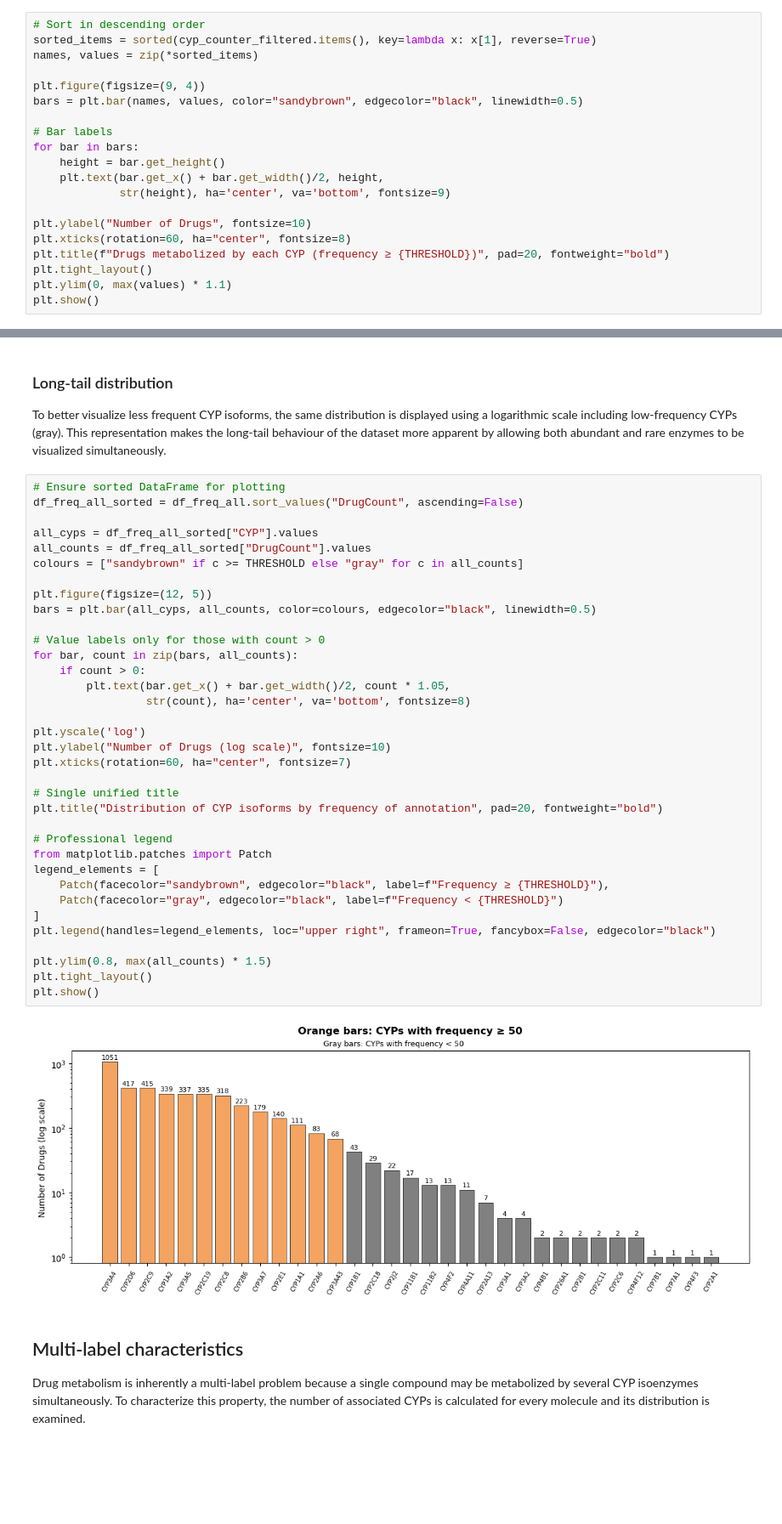
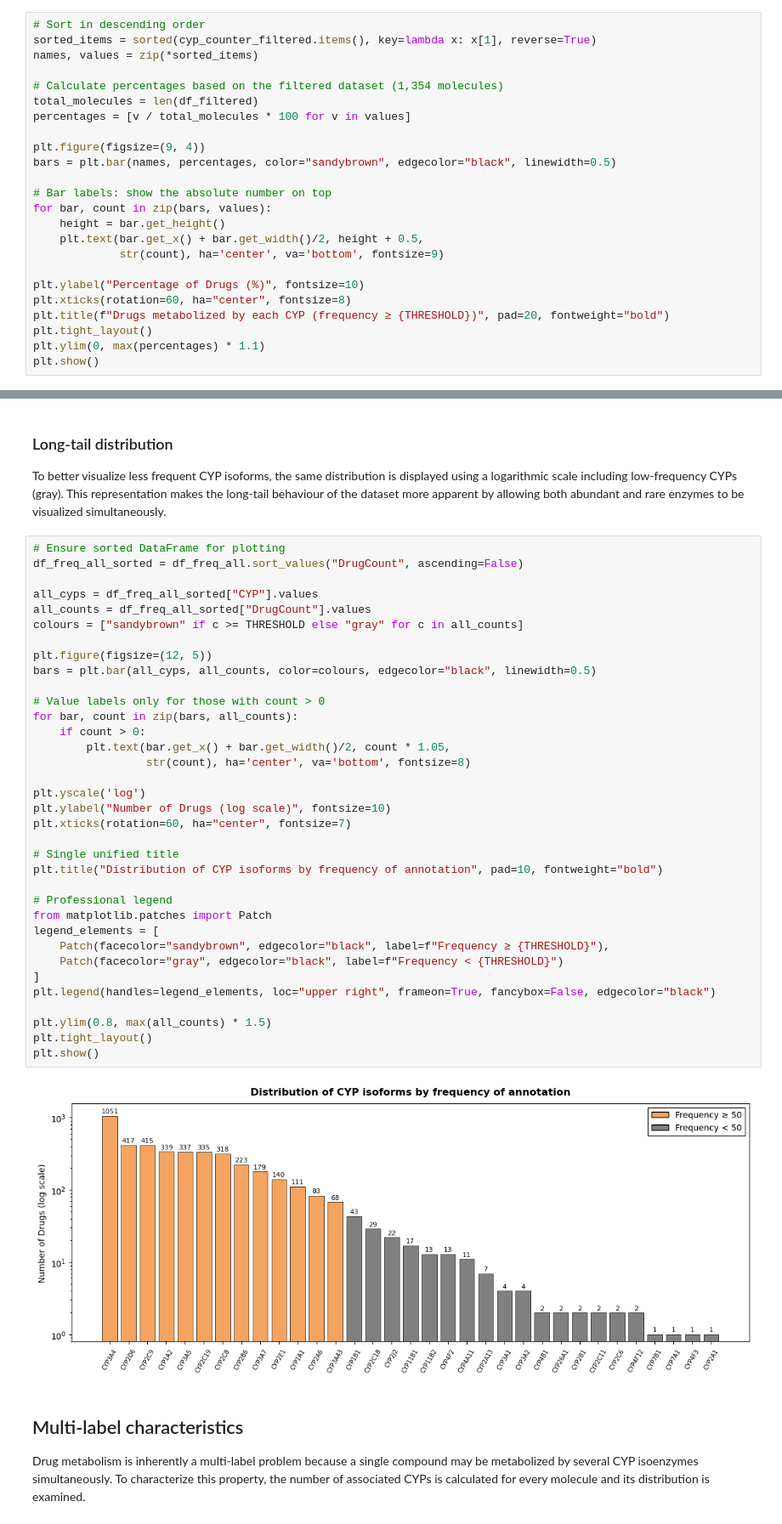
Before and after one commit to grobles17/IMF_TFM_Drug_Metabolism, a Jupyter notebook: DataBases/eda_db.ipynb, the cells around one changed output, grey strips where cells are left out. Shown at 85% size. Cells and saved outputs as stored; diff of their text form; blank space fills up the shorter version.

```diff
--- a/DataBases/eda_db.ipynb
+++ b/DataBases/eda_db.ipynb
@@ -95,19 +94,23 @@ A bar plot provides a direct visualization of the number of molecules associated
 sorted_items = sorted(cyp_counter_filtered.items(), key=lambda x: x[1], reverse=True)
 names, values = zip(*sorted_items)
 
+# Calculate percentages based on the filtered dataset (1,354 molecules)
+total_molecules = len(df_filtered)
+percentages = [v / total_molecules * 100 for v in values]
+
 plt.figure(figsize=(9, 4))
-bars = plt.bar(names, values, color="sandybrown", edgecolor="black", linewidth=0.5)
+bars = plt.bar(names, percentages, color="sandybrown", edgecolor="black", linewidth=0.5)
 
-# Bar labels
-for bar in bars:
+# Bar labels: show the absolute number on top
+for bar, count in zip(bars, values):
     height = bar.get_height()
-    plt.text(bar.get_x() + bar.get_width()/2, height,
-             str(height), ha='center', va='bottom', fontsize=9)
+    plt.text(bar.get_x() + bar.get_width()/2, height + 0.5,
+             str(count), ha='center', va='bottom', fontsize=9)
 
-plt.ylabel("Number of Drugs", fontsize=10)
+plt.ylabel("Percentage of Drugs (%)", fontsize=10)
 plt.xticks(rotation=60, ha="center", fontsize=8)
 plt.title(f"Drugs metabolized by each CYP (frequency ≥ {THRESHOLD})", pad=20, fontweight="bold")
 plt.tight_layout()
-plt.ylim(0, max(values) * 1.1)
+plt.ylim(0, max(percentages) * 1.1)
 plt.show()
 # %% [output]
@@ -124,35 +127,35 @@ all_cyps = df_freq_all_sorted["CYP"].values
 all_counts = df_freq_all_sorted["DrugCount"].values
 colours = ["sandybrown" if c >= THRESHOLD else "gray" for c in all_counts]
 
 plt.figure(figsize=(12, 5))
 bars = plt.bar(all_cyps, all_counts, color=colours, edgecolor="black", linewidth=0.5)
 
 # Value labels only for those with count > 0
 for bar, count in zip(bars, all_counts):
     if count > 0:
         plt.text(bar.get_x() + bar.get_width()/2, count * 1.05,
                  str(count), ha='center', va='bottom', fontsize=8)
 
 plt.yscale('log')
 plt.ylabel("Number of Drugs (log scale)", fontsize=10)
 plt.xticks(rotation=60, ha="center", fontsize=7)
 
 # Single unified title
-plt.title("Distribution of CYP isoforms by frequency of annotation", pad=20, fontweight="bold")
+plt.title("Distribution of CYP isoforms by frequency of annotation", pad=10, fontweight="bold")
 
 # Professional legend
 from matplotlib.patches import Patch
 legend_elements = [
     Patch(facecolor="sandybrown", edgecolor="black", label=f"Frequency ≥ {THRESHOLD}"),
     Patch(facecolor="gray", edgecolor="black", label=f"Frequency < {THRESHOLD}")
 ]
 plt.legend(handles=legend_elements, loc="upper right", frameon=True, fancybox=False, edgecolor="black")
 
 plt.ylim(0.8, max(all_counts) * 1.5)
 plt.tight_layout()
 plt.show()
 # %% [output]
-[figure, old version]
+[figure, new version]
 # %% [markdown]
 ## Multi-label characteristics
 
```
Also changed, not shown: parts of 9 cells of this notebook, 3 other files.
